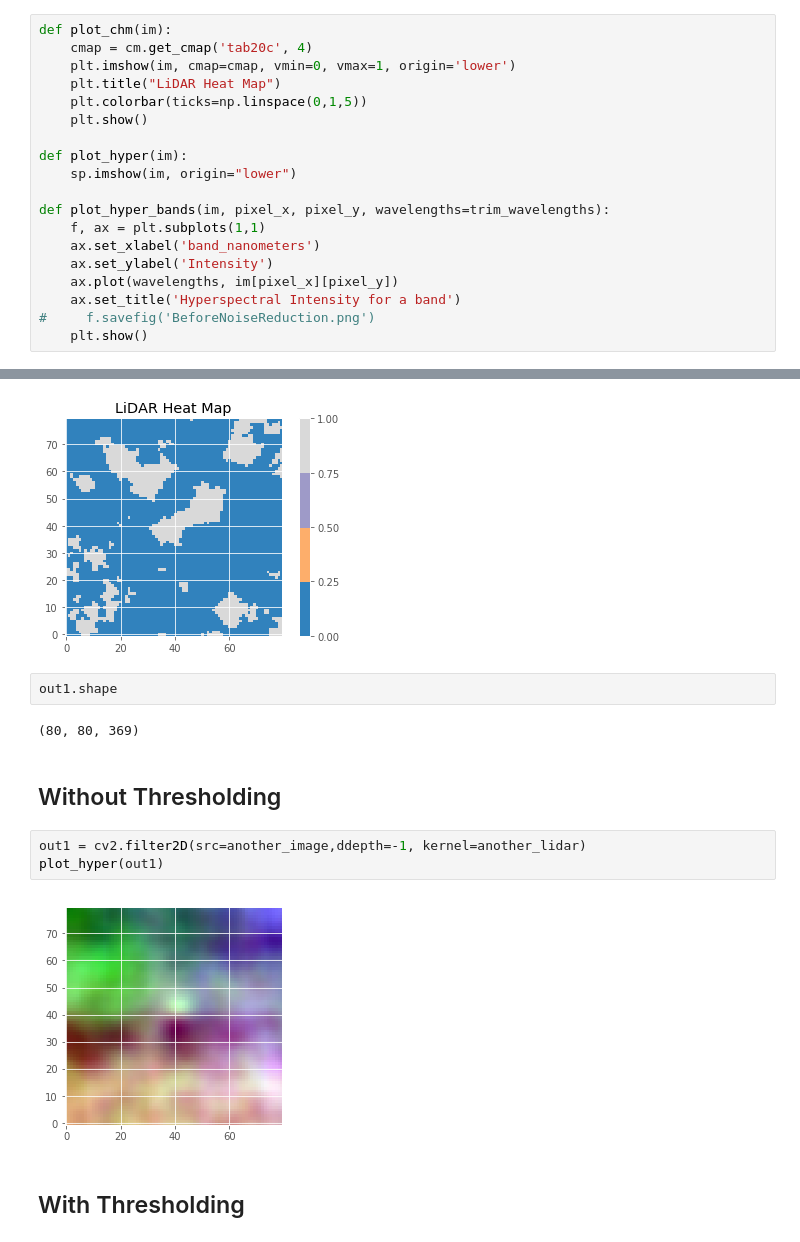
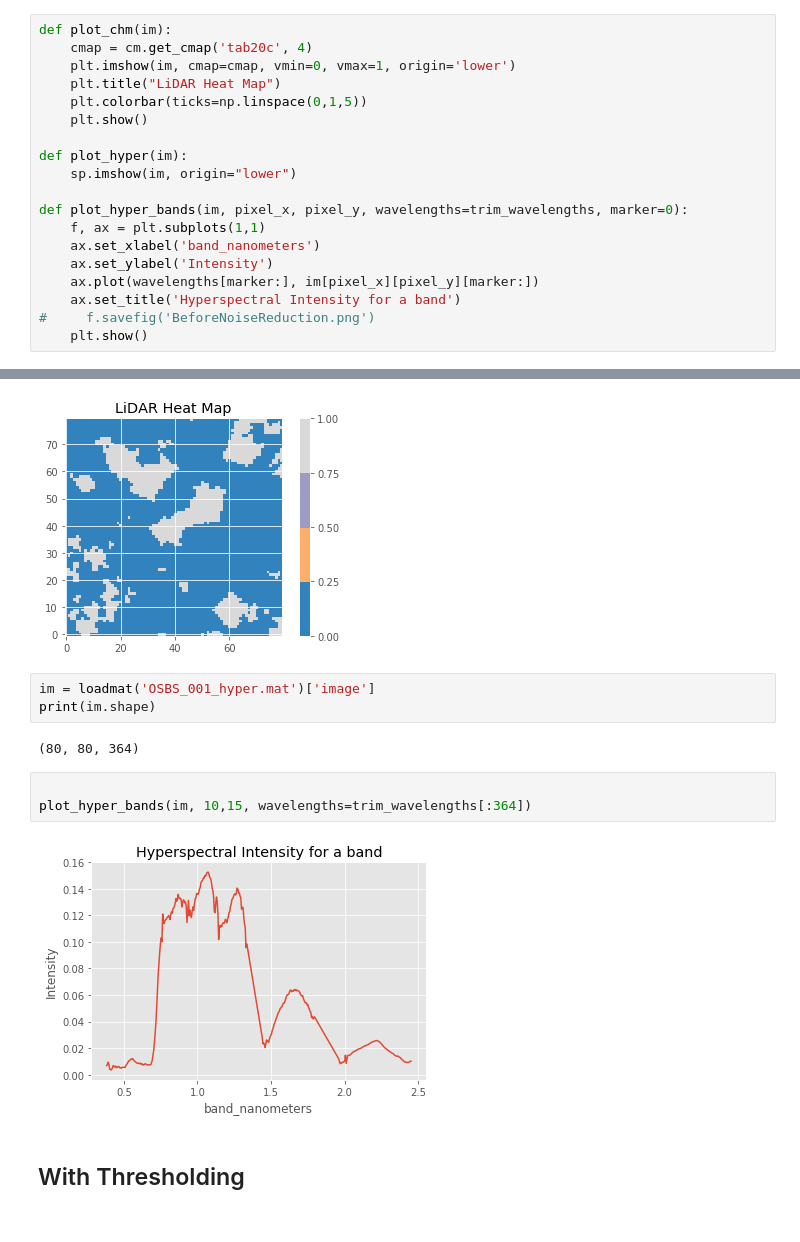
Before and after one commit to rachit-ranjan16/CrownSeg, a Jupyter notebook: Segmentation through Clustering.ipynb, the cells around one changed output, grey strips where cells are left out. Saved outputs shown, nothing was run; the diff lists cells and outputs as text.

```diff
--- a/Segmentation through Clustering.ipynb
+++ b/Segmentation through Clustering.ipynb
@@ -73,11 +73,11 @@ def plot_chm(im):
 def plot_hyper(im):
     sp.imshow(im, origin="lower")
 
-def plot_hyper_bands(im, pixel_x, pixel_y, wavelengths=trim_wavelengths):
+def plot_hyper_bands(im, pixel_x, pixel_y, wavelengths=trim_wavelengths, marker=0):
     f, ax = plt.subplots(1,1)
     ax.set_xlabel('band_nanometers')
     ax.set_ylabel('Intensity')
-    ax.plot(wavelengths, im[pixel_x][pixel_y])
+    ax.plot(wavelengths[marker:], im[pixel_x][pixel_y][marker:])
     ax.set_title('Hyperspectral Intensity for a band')
 #     f.savefig('BeforeNoiseReduction.png')
     plt.show()
@@ -390,16 +432,15 @@ def get_filter(lidar_image, threshold=0.50):
 plot_chm(get_filter(another_lidar))
 # %% [output]
 [figure]
-# %%
-out1.shape
-# %% [output]
-(80, 80, 369)
-# %% [markdown]
-## Without Thresholding
-# %%
-out1 = cv2.filter2D(src=another_image,ddepth=-1, kernel=another_lidar)
-plot_hyper(out1)
-# %% [output]
-[figure, removed]
+# %%
+im = loadmat('OSBS_001_hyper.mat')['image']
+print(im.shape)
+# %% [output]
+(80, 80, 364)
+# %%
+
+plot_hyper_bands(im, 10,15, wavelengths=trim_wavelengths[:364])
+# %% [output]
+[figure, added]
 # %% [markdown]
 ## With Thresholding
```
Also changed, not shown: parts of 16 cells of this notebook, 3 other files.
